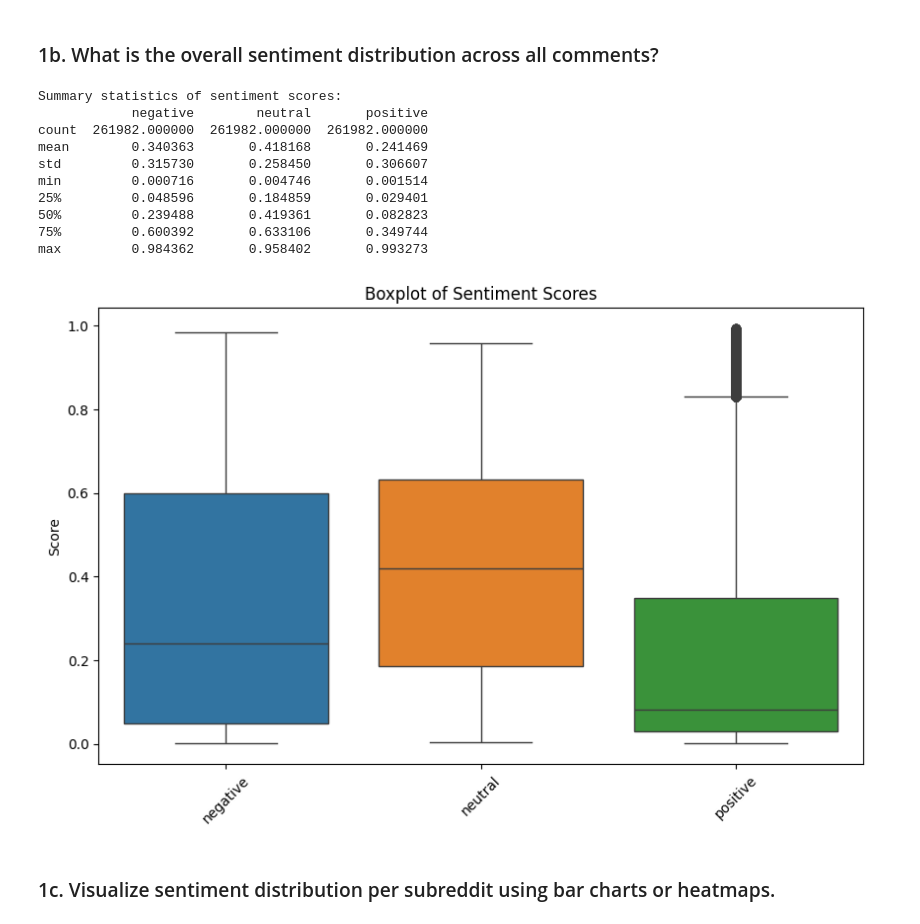
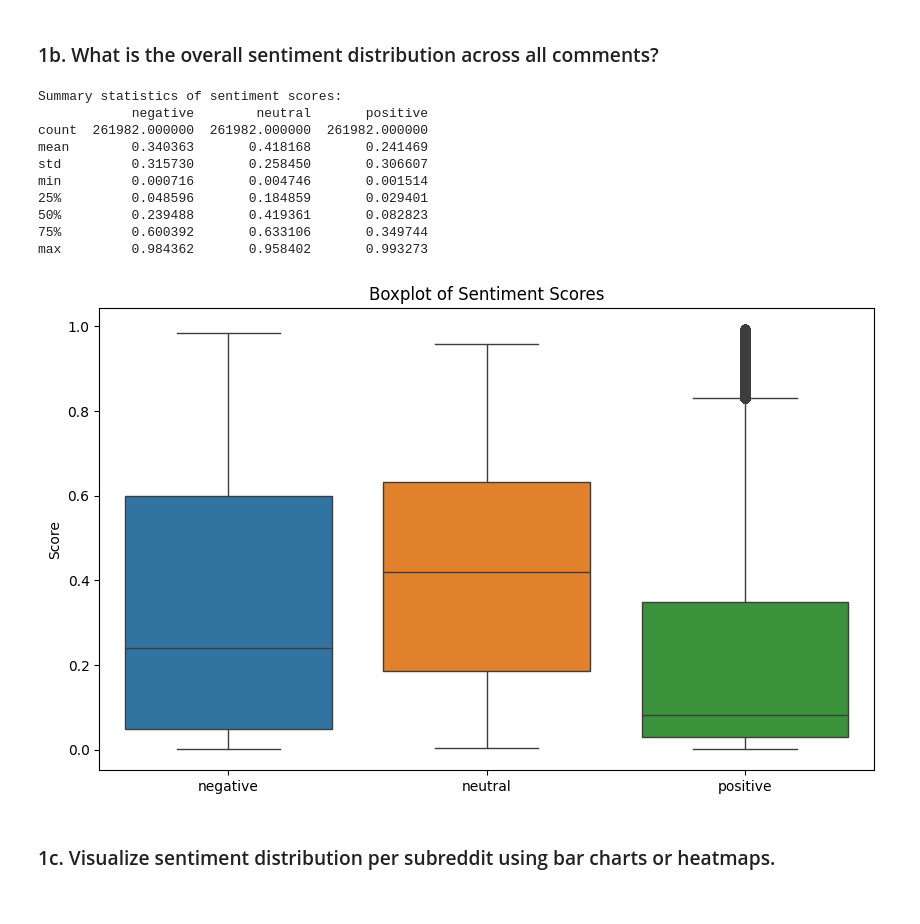
Before and after one commit to PettinatoGiacomo/ML4N-reddit, a Jupyter notebook: sentiment_analysis.ipynb, the cells around one changed output. Drawn from its saved outputs; the diff is of its cells as text; code cells hidden in the pictures.

```diff
--- a/sentiment_analysis.ipynb
+++ b/sentiment_analysis.ipynb
@@ -127,27 +128,27 @@ else:
 # %%
 #sumary statistics of sentiment scores
 print("Summary statistics of sentiment scores:")
 print(data_scores.describe())
 
 #boxplot of sentiment scores
 plt.figure(figsize=(10, 6))
 sns.boxplot(data=data_scores)
 plt.title("Boxplot of Sentiment Scores")
 plt.ylabel("Score")
-plt.xticks(rotation=45)
+plt.xticks()
 plt.show()
 # %% [output]
 Summary statistics of sentiment scores:
             negative        neutral       positive
 count  261982.000000  261982.000000  261982.000000
 mean        0.340363       0.418168       0.241469
 std         0.315730       0.258450       0.306607
 min         0.000716       0.004746       0.001514
 25%         0.048596       0.184859       0.029401
 50%         0.239488       0.419361       0.082823
 75%         0.600392       0.633106       0.349744
 max         0.984362       0.958402       0.993273
-[figure, old version]
+[figure, new version]
 # %% [markdown]
 ### 1c. Visualize sentiment distribution per subreddit using bar charts or heatmaps.
 # %%
```
Also changed, not shown: parts of 7 cells of this notebook.
